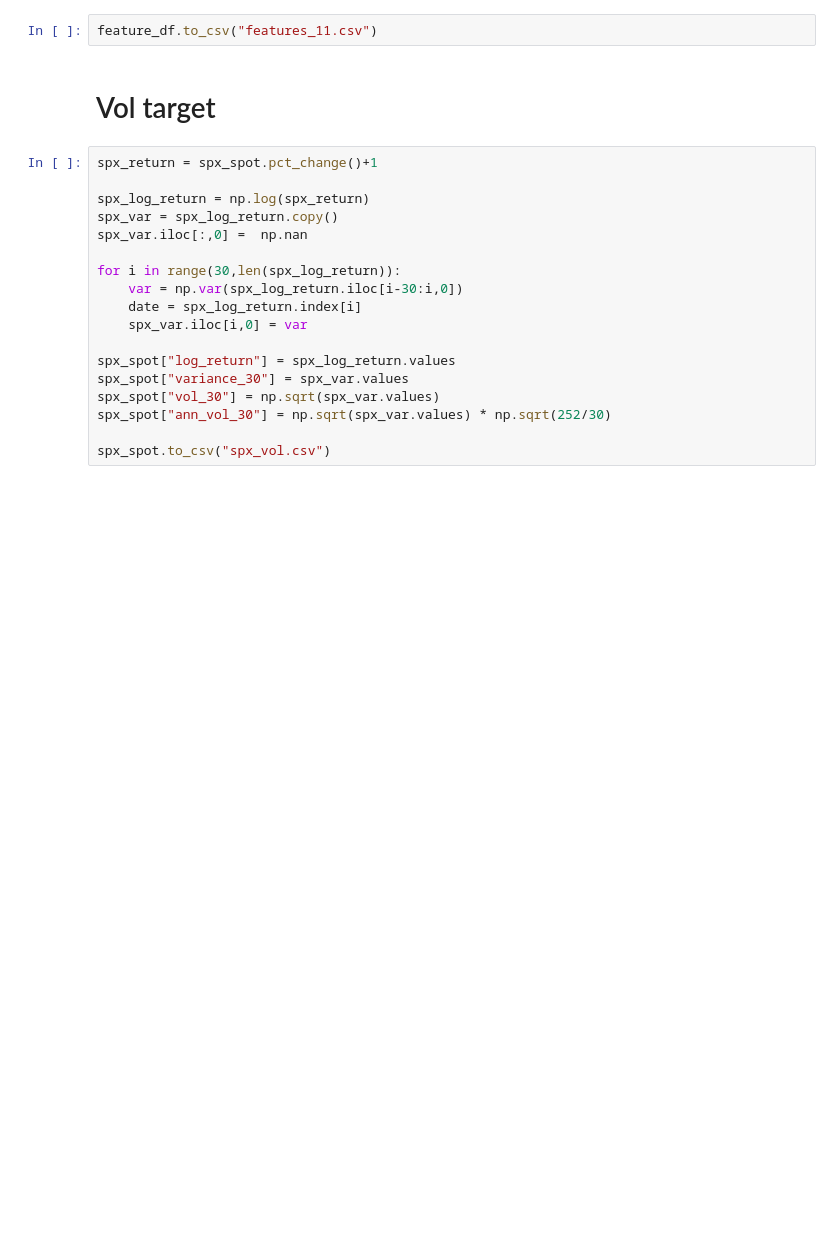
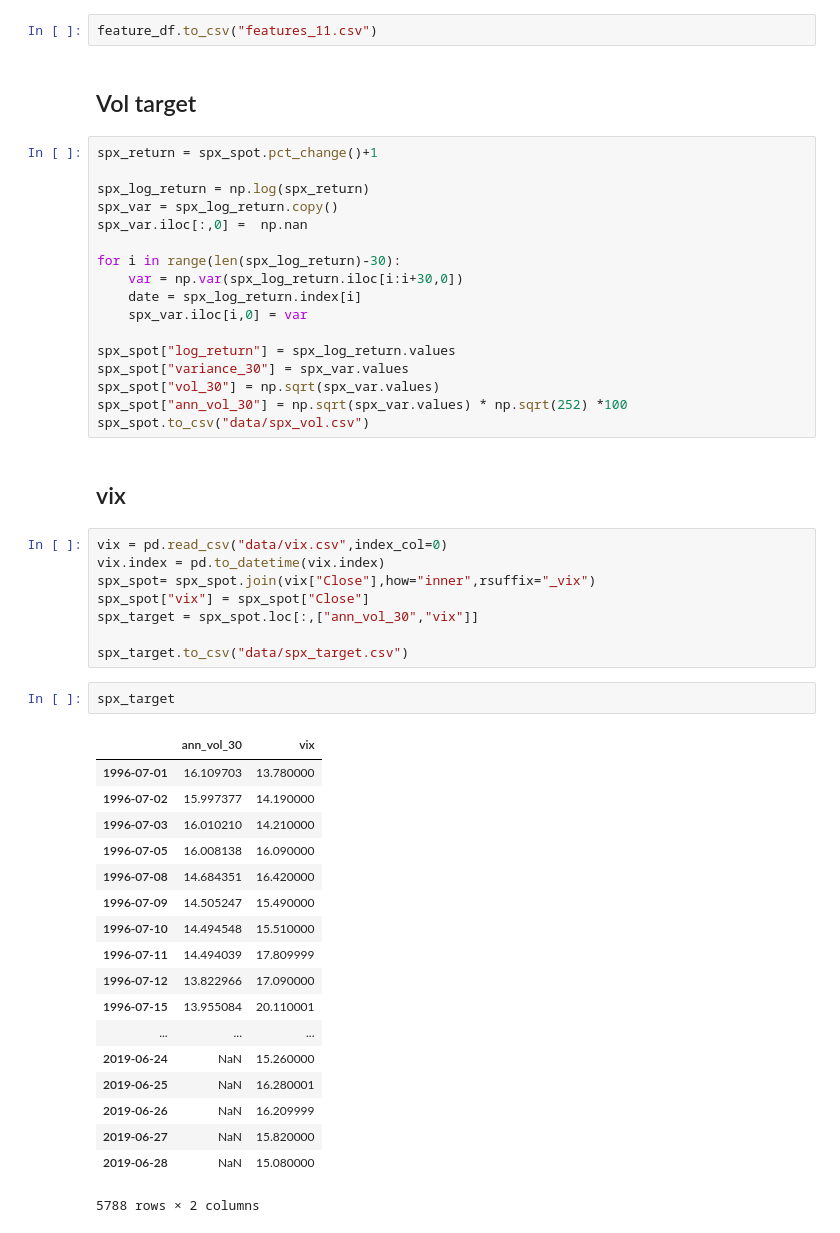
Before and after one commit to spencerljx/Volatility-Prediction, a Jupyter notebook: feature_engine.ipynb, the cells around one changed output. Cells and saved outputs as stored; diff of their text form; blank space fills up the shorter version.

```diff
--- a/feature_engine.ipynb
+++ b/feature_engine.ipynb
@@ -149,7 +149,7 @@ feature_df.index  = spx_dates
 # %%
 feature_df.to_csv("features_11.csv")
 # %% [markdown]
-# Vol target
+## Vol target
 # %%
 spx_return = spx_spot.pct_change()+1
 
@@ -157,14 +157,44 @@ spx_log_return = np.log(spx_return)
 spx_var = spx_log_return.copy()
 spx_var.iloc[:,0] =  np.nan
 
-for i in range(30,len(spx_log_return)):
-    var = np.var(spx_log_return.iloc[i-30:i,0])
+for i in range(len(spx_log_return)-30):
+    var = np.var(spx_log_return.iloc[i:i+30,0])
     date = spx_log_return.index[i]
     spx_var.iloc[i,0] = var
 
 spx_spot["log_return"] = spx_log_return.values
 spx_spot["variance_30"] = spx_var.values
 spx_spot["vol_30"] = np.sqrt(spx_var.values)
-spx_spot["ann_vol_30"] = np.sqrt(spx_var.values) * np.sqrt(252/30)
-
-spx_spot.to_csv("spx_vol.csv")
+spx_spot["ann_vol_30"] = np.sqrt(spx_var.values) * np.sqrt(252) *100
+spx_spot.to_csv("data/spx_vol.csv")
+# %% [markdown]
+## vix
+# %%
+vix = pd.read_csv("data/vix.csv",index_col=0)
+vix.index = pd.to_datetime(vix.index)
+spx_spot= spx_spot.join(vix["Close"],how="inner",rsuffix="_vix")
+spx_spot["vix"] = spx_spot["Close"]
+spx_target = spx_spot.loc[:,["ann_vol_30","vix"]]
+
+spx_target.to_csv("data/spx_target.csv")
+# %%
+spx_target
+# %% [output]
+|  | ann_vol_30 | vix |
+| 1996-07-01 | 16.109703 | 13.780000 |
+| 1996-07-02 | 15.997377 | 14.190000 |
+| 1996-07-03 | 16.010210 | 14.210000 |
+| 1996-07-05 | 16.008138 | 16.090000 |
+| 1996-07-08 | 14.684351 | 16.420000 |
+| 1996-07-09 | 14.505247 | 15.490000 |
+| 1996-07-10 | 14.494548 | 15.510000 |
+| 1996-07-11 | 14.494039 | 17.809999 |
+| 1996-07-12 | 13.822966 | 17.090000 |
+| 1996-07-15 | 13.955084 | 20.110001 |
+| ... | ... | ... |
+| 2019-06-24 | NaN | 15.260000 |
+| 2019-06-25 | NaN | 16.280001 |
+| 2019-06-26 | NaN | 16.209999 |
+| 2019-06-27 | NaN | 15.820000 |
+| 2019-06-28 | NaN | 15.080000 |
+5788 rows × 2 columns
```
Also changed, not shown: 2 other files.
